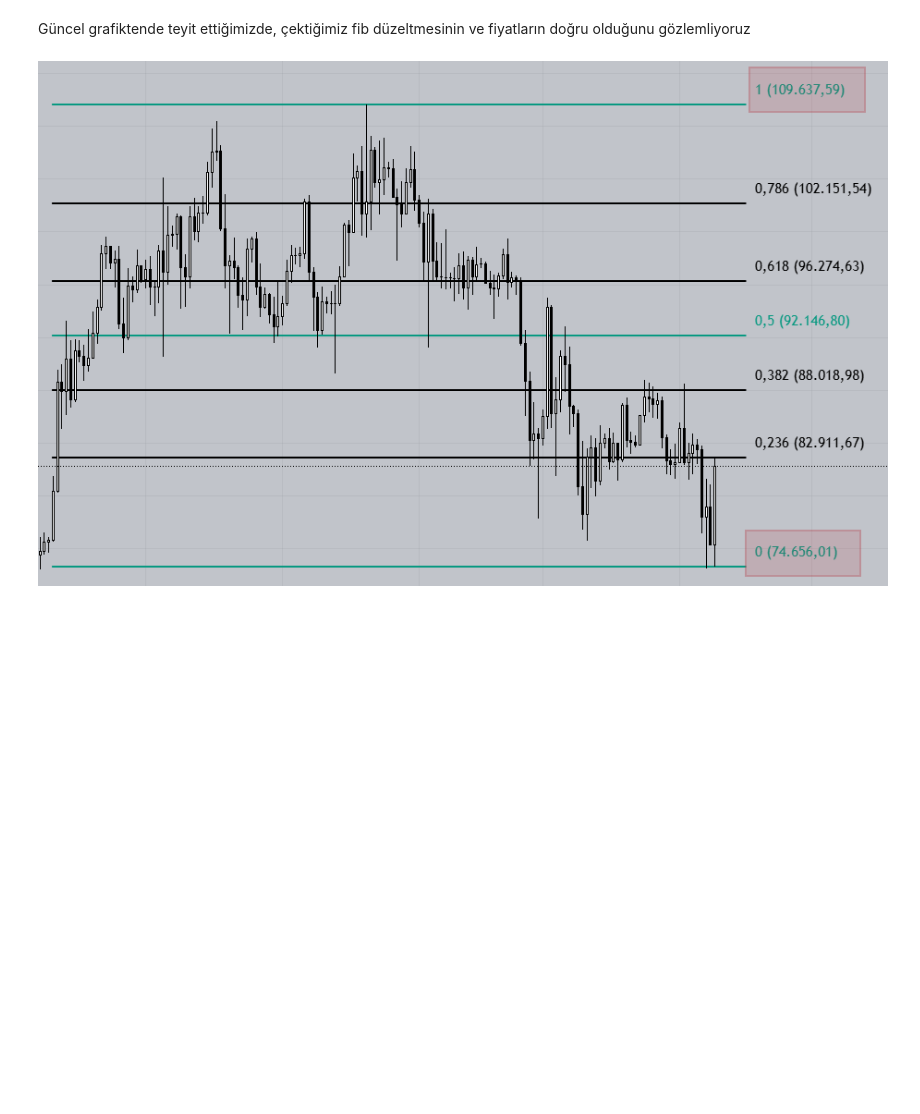
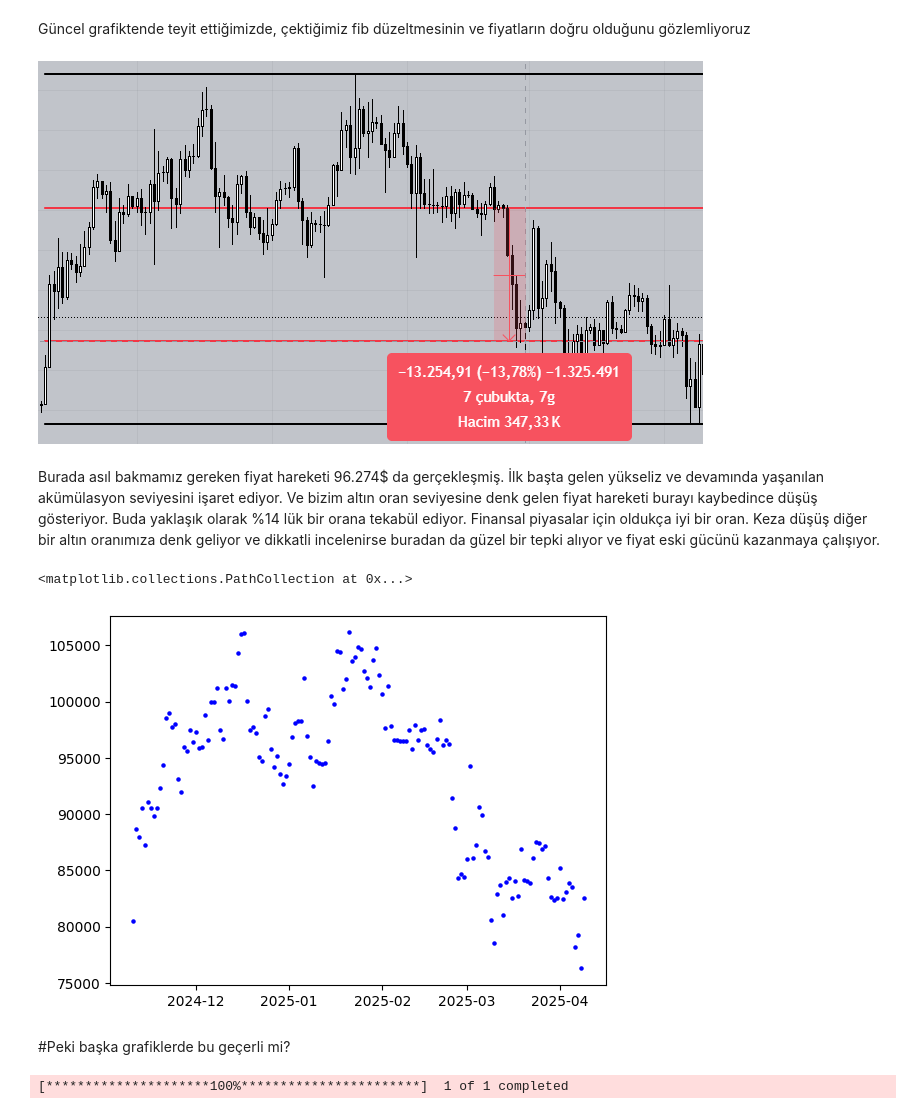
Before and after one commit to musa-fe/Golden_Fibo, a Jupyter notebook: GoldenFibo.ipynb, the cells around one changed output. Saved outputs shown, nothing was run; the diff lists cells and outputs as text; code cells hidden in the pictures; blank space fills up the shorter version.

```diff
--- a/GoldenFibo.ipynb
+++ b/GoldenFibo.ipynb
@@ -102,4 +103,18 @@ Fibonacci 0.786 → 0 defa test edilmiş.
 # %% [markdown]
 Güncel grafiktende teyit ettiğimizde, çektiğimiz fib düzeltmesinin ve fiyatların doğru olduğunu gözlemliyoruz
 # %% [markdown]
-![Ekran görüntüsü 2025-04-09 215326.png](embedded-picture-1-old)
+![Ekran görüntüsü 2025-04-15 182040.png](embedded-picture-1-new)
+# %% [markdown]
+Burada asıl bakmamız gereken fiyat hareketi 96.274$ da gerçekleşmiş. İlk başta gelen yükseliz ve devamında yaşanılan akümülasyon seviyesini işaret ediyor. Ve bizim altın oran seviyesine denk gelen fiyat hareketi burayı kaybedince düşüş gösteriyor. Buda yaklaşık olarak %14 lük bir orana tekabül ediyor. Finansal piyasalar için oldukça iyi bir oran. Keza düşüş diğer bir altın oranımıza denk geliyor ve dikkatli incelenirse buradan da güzel bir tepki alıyor ve fiyat eski gücünü kazanmaya çalışıyor.
+# %%
+plt.scatter(data.index, data['Close'], s=5, color='blue')
+# %% [output]
+<matplotlib.collections.PathCollection at 0x...>
+[figure, added]
+# %% [markdown]
+#Peki başka grafiklerde bu geçerli mi?
+# %%
+symbol = "ETH-USD"
+data = yf.download(symbol, start="2024-02-22", end="2024-07-23")
+# %% [output]
+[*********************100%***********************]  1 of 1 completed
```
Also changed, not shown: parts of 17 cells of this notebook.
